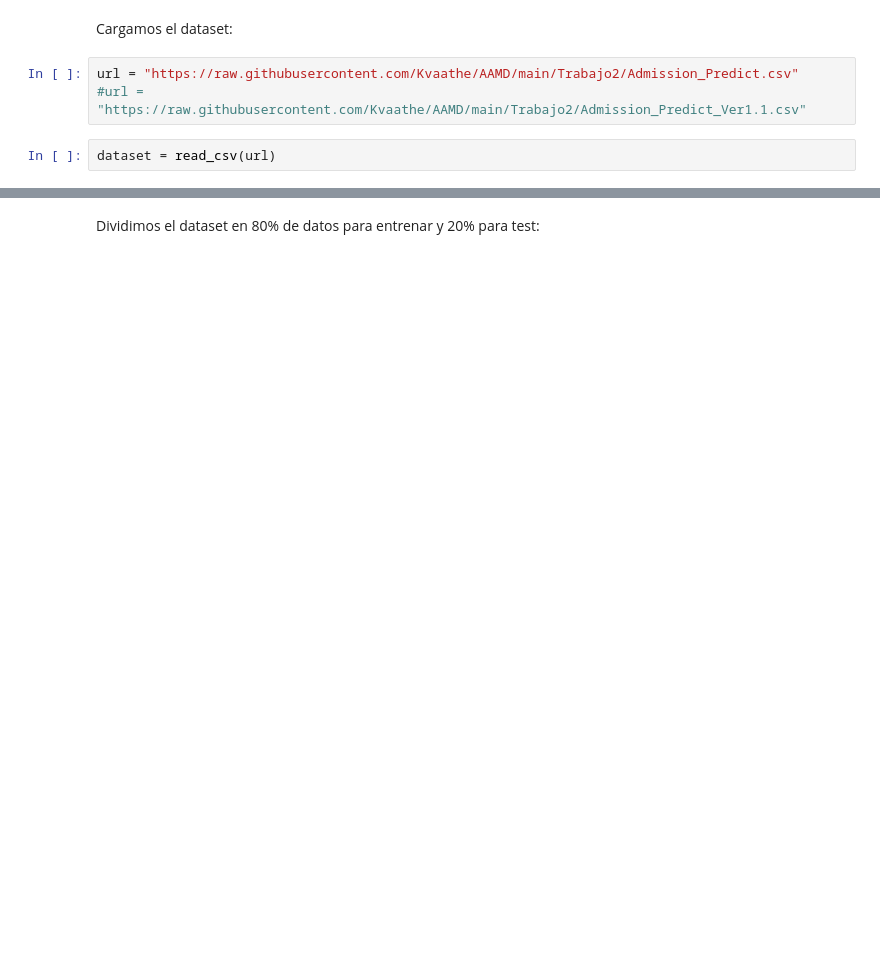
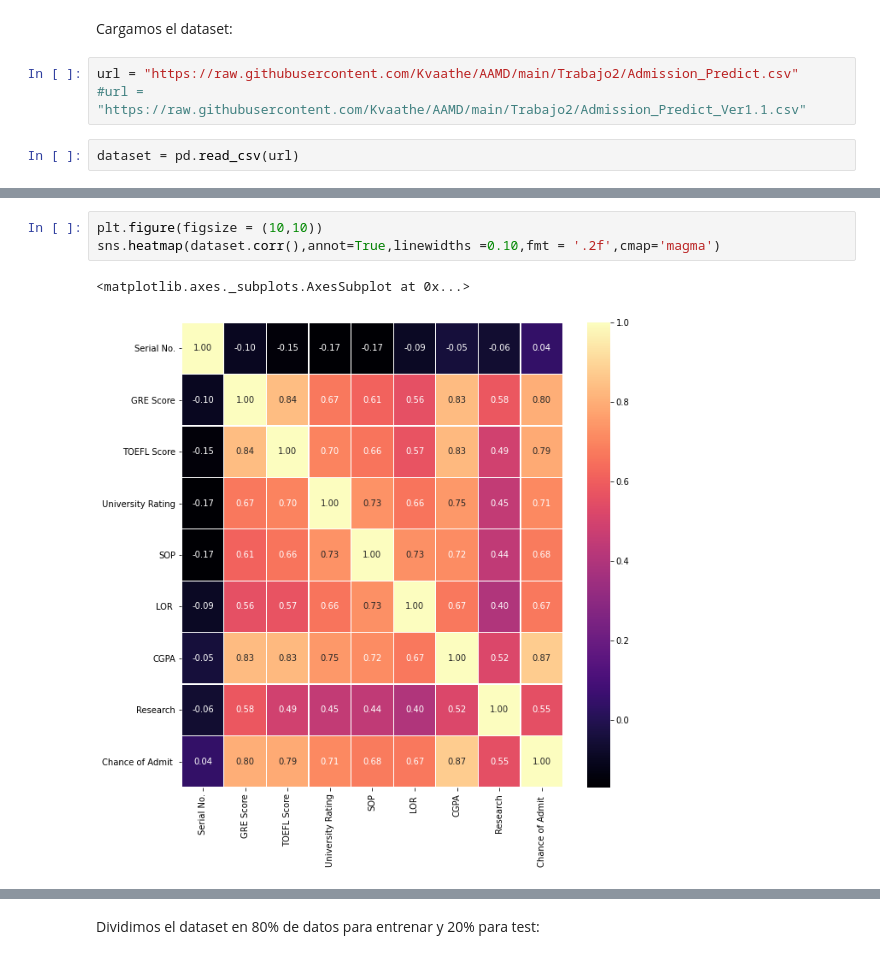
Before and after one commit to DanielCarrascoPerez/AAMD, a Jupyter notebook: Trabajo2/Daniel_Carrasco_Perez_Trabajo_2.ipynb, the cells around one changed output, grey strips where cells are left out. Saved outputs shown, nothing was run; the diff lists cells and outputs as text; blank space fills up the shorter version.

```diff
--- a/Trabajo2/Daniel_Carrasco_Perez_Trabajo_2.ipynb
+++ b/Trabajo2/Daniel_Carrasco_Perez_Trabajo_2.ipynb
@@ -37,4 +41,4 @@ Cargamos el dataset:
 url = "https://raw.githubusercontent.com/Kvaathe/AAMD/main/Trabajo2/Admission_Predict.csv"
 #url = "https://raw.githubusercontent.com/Kvaathe/AAMD/main/Trabajo2/Admission_Predict_Ver1.1.csv"
 # %%
-dataset = read_csv(url)
+dataset = pd.read_csv(url)
@@ -40,0 +77,6 @@ dataset = read_csv(url)
+# %%
+plt.figure(figsize = (10,10))
+sns.heatmap(dataset.corr(),annot=True,linewidths =0.10,fmt = '.2f',cmap='magma')
+# %% [output]
+<matplotlib.axes._subplots.AxesSubplot at 0x...>
+[figure, added]
```
Also changed, not shown: parts of 18 cells of this notebook.
